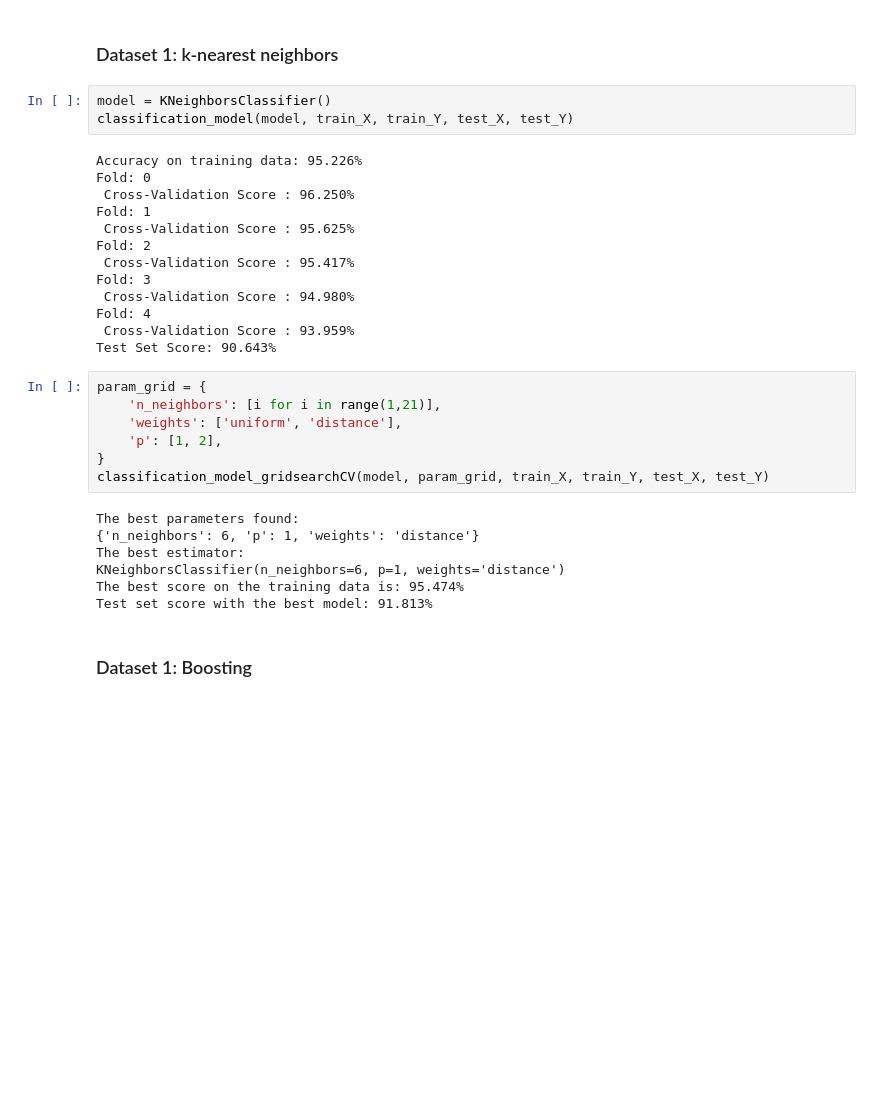
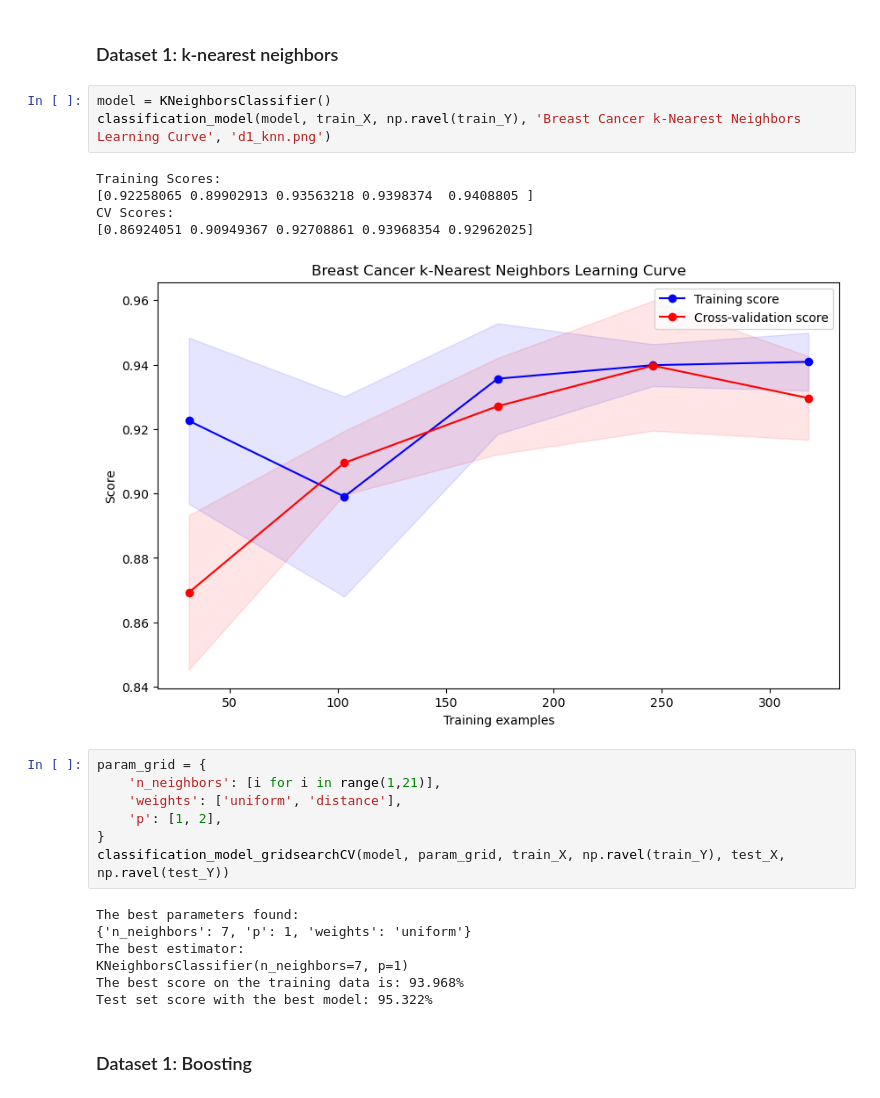
Before and after one commit to DanielNBach/supervised_learning, a Jupyter notebook: Supervised Learning.ipynb, the cells around one changed output. Cells and saved outputs as stored; diff of their text form; blank space fills up the shorter version.

```diff
--- a/Supervised Learning.ipynb
+++ b/Supervised Learning.ipynb
@@ -144,34 +156,27 @@ Test set score with the best model: 92.398%
 ### Dataset 1: k-nearest neighbors
 # %%
 model = KNeighborsClassifier()
-classification_model(model, train_X, train_Y, test_X, test_Y)
+classification_model(model, train_X, np.ravel(train_Y), 'Breast Cancer k-Nearest Neighbors Learning Curve', 'd1_knn.png')
 # %% [output]
-Accuracy on training data: 95.226%
-Fold: 0
- Cross-Validation Score : 96.250%
-Fold: 1
- Cross-Validation Score : 95.625%
-Fold: 2
- Cross-Validation Score : 95.417%
-Fold: 3
- Cross-Validation Score : 94.980%
-Fold: 4
- Cross-Validation Score : 93.959%
-Test Set Score: 90.643%
+Training Scores:
+[0.92258065 0.89902913 0.93563218 0.9398374  0.9408805 ]
+CV Scores:
+[0.86924051 0.90949367 0.92708861 0.93968354 0.92962025]
+[figure, added]
 # %%
 param_grid = {
     'n_neighbors': [i for i in range(1,21)],
     'weights': ['uniform', 'distance'],
     'p': [1, 2],
 }
-classification_model_gridsearchCV(model, param_grid, train_X, train_Y, test_X, test_Y)
+classification_model_gridsearchCV(model, param_grid, train_X, np.ravel(train_Y), test_X, np.ravel(test_Y))
 # %% [output]
 The best parameters found:
-{'n_neighbors': 6, 'p': 1, 'weights': 'distance'}
+{'n_neighbors': 7, 'p': 1, 'weights': 'uniform'}
 The best estimator:
-KNeighborsClassifier(n_neighbors=6, p=1, weights='distance')
-The best score on the training data is: 95.474%
-Test set score with the best model: 91.813%
+KNeighborsClassifier(n_neighbors=7, p=1)
+The best score on the training data is: 93.968%
+Test set score with the best model: 95.322%
 # %% [markdown]
 ### Dataset 1: Boosting
 # %%
```
Also changed, not shown: parts of 23 cells of this notebook, 15 other files.
